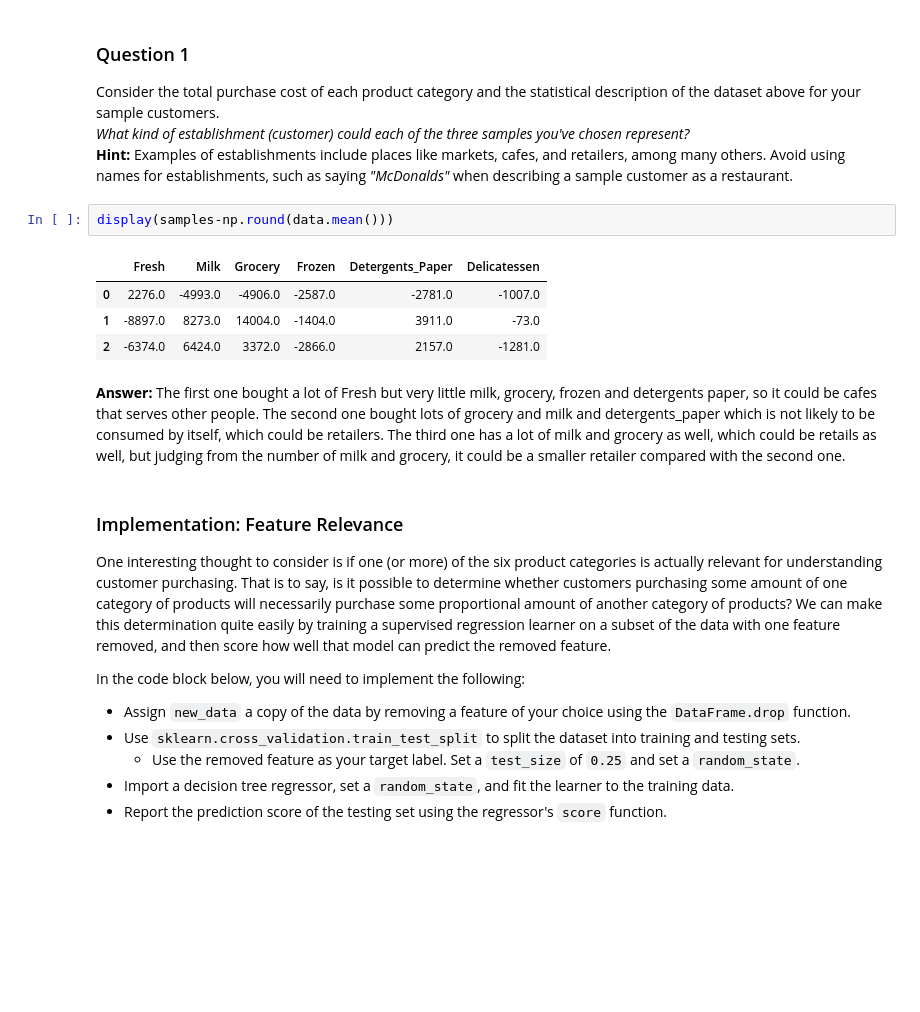
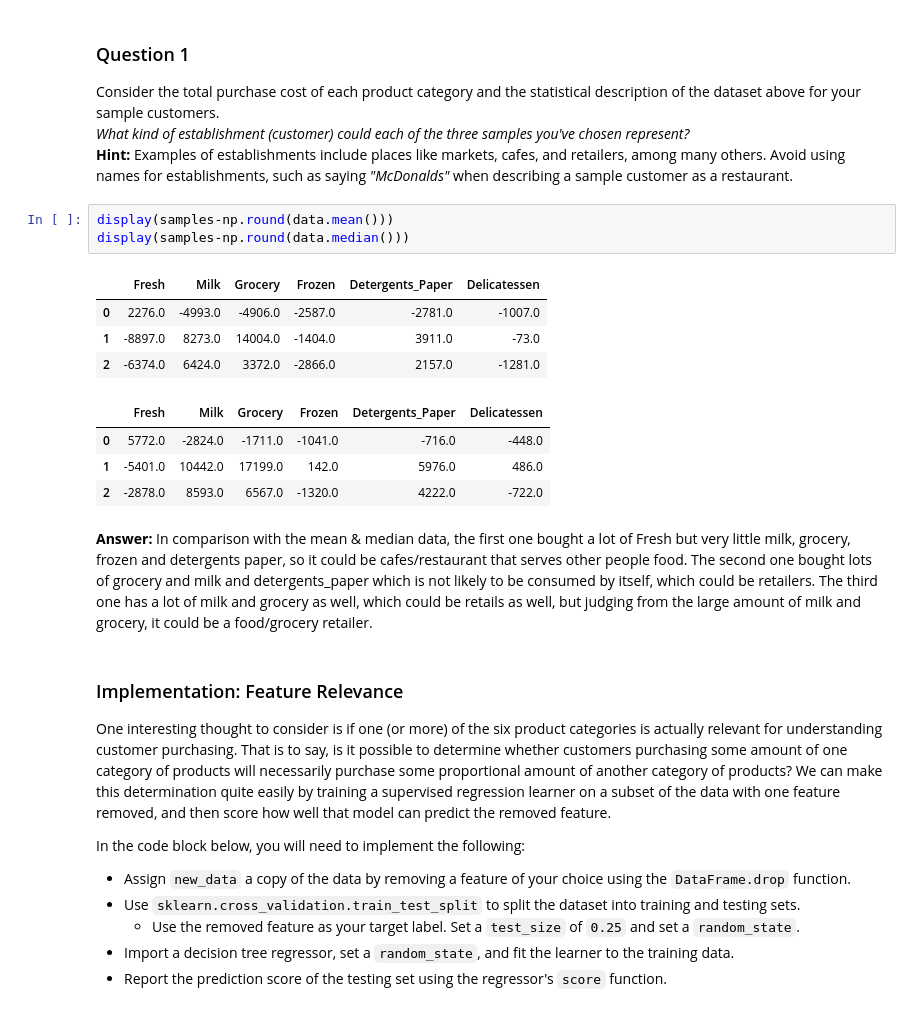
Before and after one commit to ZhengheJin/Udacity_machine_learning, a Jupyter notebook: creating_customer_segments/customer_segments.ipynb, the cells around one changed output. Drawn from its saved outputs; the diff is of its cells as text; blank space fills up the shorter version.

```diff
--- a/creating_customer_segments/customer_segments.ipynb
+++ b/creating_customer_segments/customer_segments.ipynb
@@ -77,13 +77,18 @@ Consider the total purchase cost of each product category and the statistical de
 **Hint:** Examples of establishments include places like markets, cafes, and retailers, among many others. Avoid using names for establishments, such as saying *"McDonalds"* when describing a sample customer as a restaurant.
 # %%
 display(samples-np.round(data.mean()))
+display(samples-np.round(data.median()))
 # %% [output]
 |  | Fresh | Milk | Grocery | Frozen | Detergents_Paper | Delicatessen |
 | 0 | 2276.0 | -4993.0 | -4906.0 | -2587.0 | -2781.0 | -1007.0 |
 | 1 | -8897.0 | 8273.0 | 14004.0 | -1404.0 | 3911.0 | -73.0 |
 | 2 | -6374.0 | 6424.0 | 3372.0 | -2866.0 | 2157.0 | -1281.0 |
+|  | Fresh | Milk | Grocery | Frozen | Detergents_Paper | Delicatessen |
+| 0 | 5772.0 | -2824.0 | -1711.0 | -1041.0 | -716.0 | -448.0 |
+| 1 | -5401.0 | 10442.0 | 17199.0 | 142.0 | 5976.0 | 486.0 |
+| 2 | -2878.0 | 8593.0 | 6567.0 | -1320.0 | 4222.0 | -722.0 |
 # %% [markdown]
-**Answer:** The first one bought a lot of Fresh but very little milk, grocery, frozen and detergents paper, so it could be cafes that serves other people. The second one bought lots of grocery and milk and detergents_paper which is not likely to be consumed by itself, which could be retailers. The third one has a lot of milk and grocery as well, which could be retails as well, but judging from the number of milk and grocery, it could be a smaller retailer compared with the second one.
+**Answer:** In comparison with the mean & median data, the first one bought a lot of Fresh but very little milk, grocery, frozen and detergents paper, so it could be cafes/restaurant that serves other people food. The second one bought lots of grocery and milk and detergents_paper which is not likely to be consumed by itself, which could be retailers. The third one has a lot of milk and grocery as well, which could be retails as well, but judging from the large amount of milk and grocery, it could be a food/grocery retailer.
 # %% [markdown]
 ### Implementation: Feature Relevance
 One interesting thought to consider is if one (or more) of the six product categories is actually relevant for understanding customer purchasing. That is to say, is it possible to determine whether customers purchasing some amount of one category of products will necessarily purchase some proportional amount of another category of products? We can make this determination quite easily by training a supervised regression learner on a subset of the data with one feature removed, and then score how well that model can predict the removed feature.
```
Also changed, not shown: parts of 10 cells of this notebook, 2 other files.
